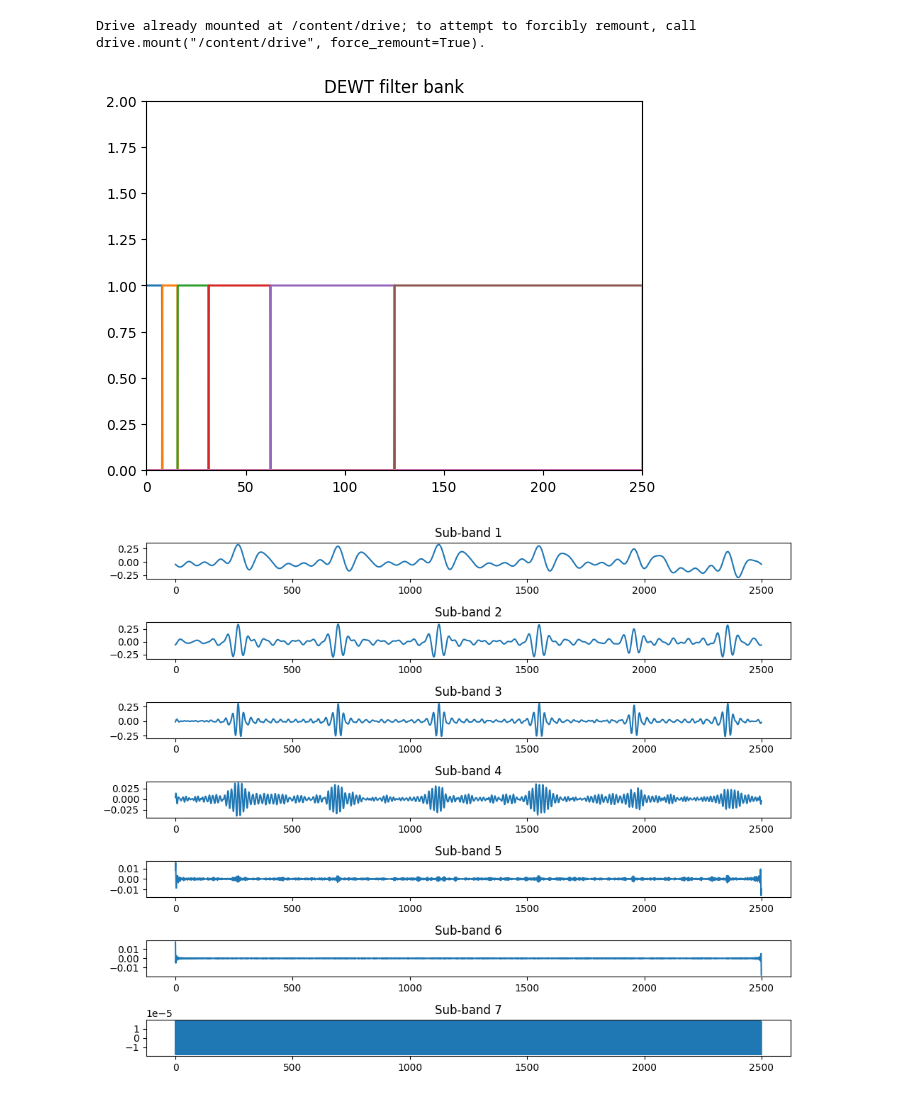
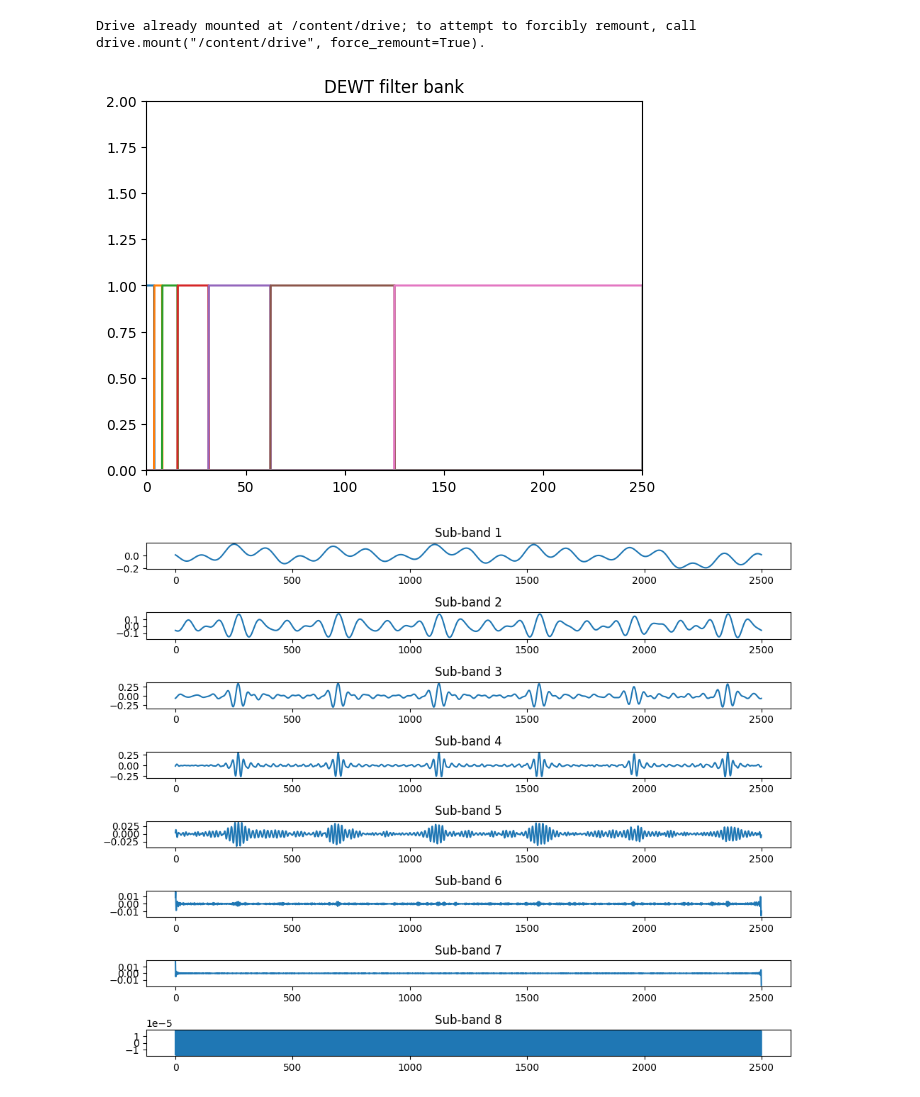
Before and after one commit to tripathy12345/dbpewt, a Jupyter notebook: DBPEWT.ipynb, the cells around one changed output. Cells and saved outputs as stored; diff of their text form; code cells hidden in the pictures.

```diff
--- a/DBPEWT.ipynb
+++ b/DBPEWT.ipynb
@@ -122,37 +122,37 @@ f = f / pp
 x1 = f
 N = len(f)
 params_SamplingRate = Fs
-L = 6  # Decomposition level
+L = 7  # Decomposition level
 frequency = (Fs / 2.**(np.arange(L, 0, -1)))  # Dyadic frequency grid
 subresf = 1
 boundaries = (frequency * (2 * np.pi)) / Fs  # Boundary evaluation from frequency
 ff = np.fft.fft(f)
 
 # Build the corresponding filter bank
 mfb = EWT_Meyer_FilterBank(boundaries, len(ff))
 
 # Filter the signal to extract each subband
 ewt = [np.real(np.fft.ifft(np.conj(mfbk) * ff)) for mfbk in mfb]
 
 # Plot the filter bank
 plt.figure()
 Bound = 1
 xxx = np.linspace(0, 1, len(mfb[0])) * Fs
 for i in range(len(mfb)):
     plt.plot(xxx, mfb[i])
 plt.xlim([0, round(Fs/2)])
 plt.ylim([0, 2])
 plt.title('DEWT filter bank')
 
 # Plot the sub-bands
 plt.figure(figsize=(10, 8))
 for i in range(L + 1):
     plt.subplot(L + 1, 1, i + 1)
     plt.plot(ewt[i])
     plt.title(f'Sub-band {i + 1}')
 
 plt.tight_layout()
 plt.show()
 # %% [output]
-[figure, old version]
+[figure, new version]
-[figure, old version]
+[figure, new version]
```
